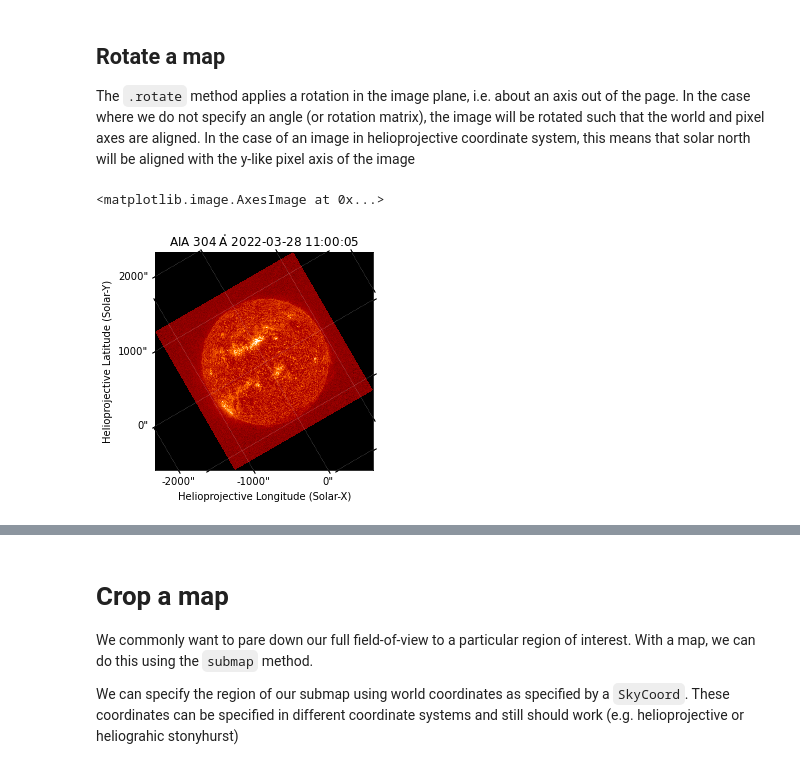
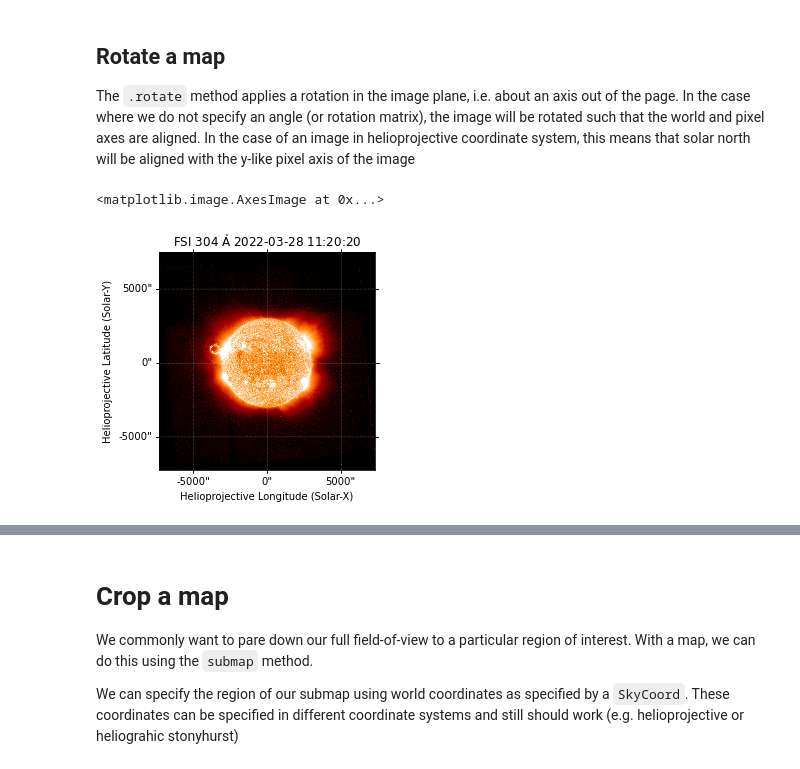
Before and after one commit to hayesla/solarorbiter-summerschool-sunpy, a Jupyter notebook: 2. Data Containers - Map and TimeSeries.ipynb, the cells around one changed output, grey strips where cells are left out. Drawn from its saved outputs; the diff is of its cells as text; code cells hidden in the pictures.

```diff
--- a/2. Data Containers - Map and TimeSeries.ipynb
+++ b/2. Data Containers - Map and TimeSeries.ipynb
@@ -158,5 +169,6 @@ eui_files = glob.glob("./EUI/*.fits"); eui_files.sort()
 # %%
-aia_map = sunpy.map.Map(aia_files[0])
+aia_map = sunpy.map.Map(aia_files[2])
+eui_map = sunpy.map.Map(eui_files[2])
 # %% [markdown]
 We can easily visualize a map after loading it using the quicklook functionality.
 # %%
@@ -279,9 +364,9 @@ Mean: 6.53083860874176 Max: 2073 Min: -8 Std: 11.104530041297519
 
 The `.rotate` method applies a rotation in the image plane, i.e. about an axis out of the page. In the case where we do not specify an angle (or rotation matrix), the image will be rotated such that the world and pixel axes are aligned. In the case of an image in helioprojective coordinate system, this means that solar north will be aligned with the y-like pixel axis of the image
 # %%
-aia_map_rot = aia_map.rotate(angle=30*u.degree, missing=aia_map.min())
+eui_map_rot = eui_map.rotate(missing=eui_map.min())
 # %%
-aia_map_rot.plot(clip_interval=(1, 99.99)*u.percent)
+eui_map_rot.plot(norm=norm)
 # %% [output]
 <matplotlib.image.AxesImage at 0x...>
-[figure, old version]
+[figure, new version]
```
Also changed, not shown: parts of 40 cells of this notebook, 2 other files.
